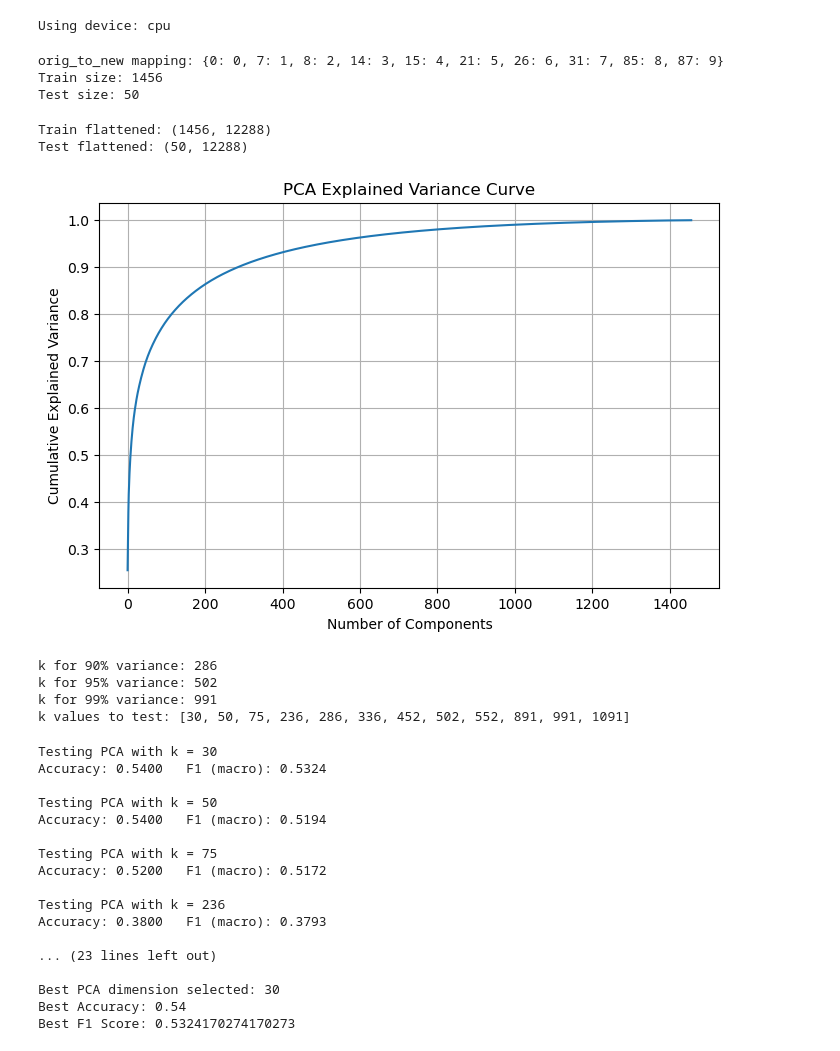
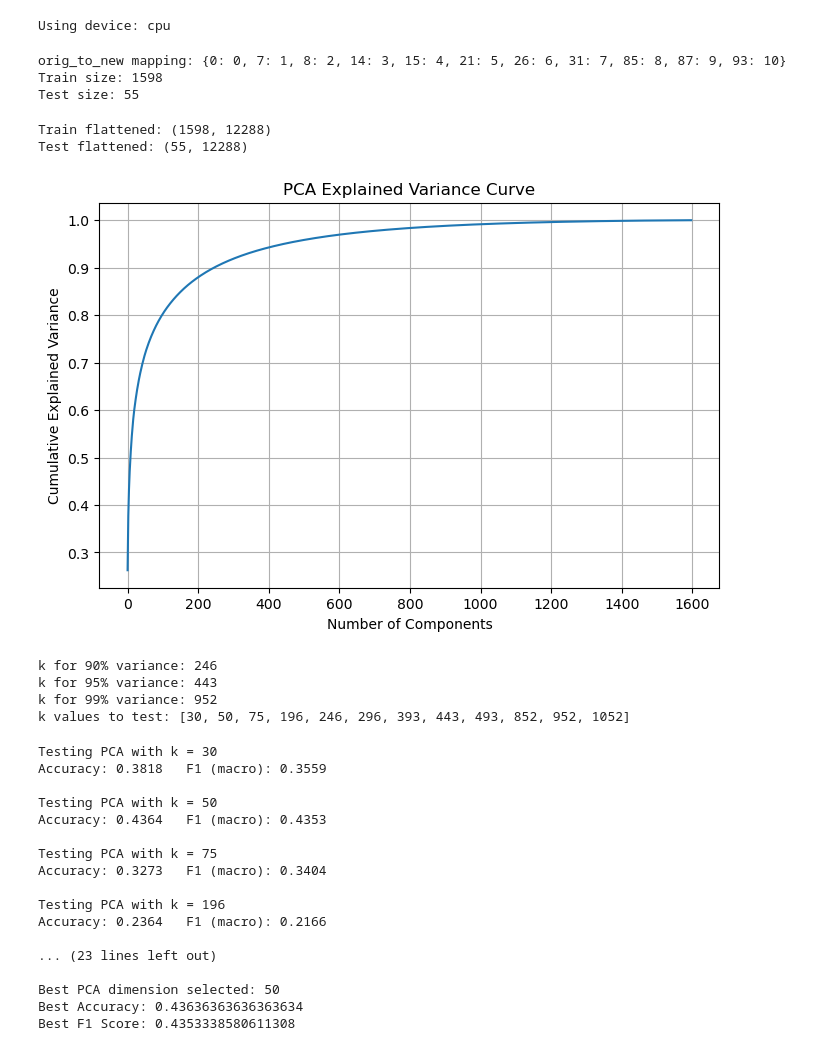
Before and after one commit to yunahc20/DATA231-FINAL, a Jupyter notebook: CNN.ipynb, the cells around one changed output. Drawn from its saved outputs; the diff is of its cells as text; code cells hidden in the pictures.

```diff
--- a/CNN.ipynb
+++ b/CNN.ipynb
@@ -35,8 +35,13 @@ Using device: cpu
 # %%
 data_dir = "./archive (1)"
 
+# Resizing all images to 64x64 and convert to tensor
 transform = transforms.Compose([
     transforms.Resize((64, 64)),
+    transforms.RandomHorizontalFlip(),
+    transforms.RandomRotation(15),
+    transforms.RandomResizedCrop(64, scale=(0.8, 1.0)),
+    transforms.ColorJitter(brightness=0.2, contrast=0.2),
     transforms.ToTensor()
 ])
 
@@ -54,18 +59,20 @@ selected_folders = [
     "football",
     "swimming",
     "tennis",
+    "volleyball"
 ]
 class_names = selected_folders
 num_classes = len(class_names)
 
-# Get the original label IDs for the 10 selected folders
 orig_ids = [train_full.class_to_idx[f] for f in selected_folders]
-orig_to_new = {orig: new for new, orig in enumerate(orig_ids)}  # map to 0..9
+
+# mapping original IDs new new IDs
+orig_to_new = {orig: new for new, orig in enumerate(orig_ids)}
 print("orig_to_new mapping:", orig_to_new)
 
-# Only keep samples whose original label is in our selected set
 selected_label_ids = set(orig_ids)
 
+# Keeping only samples whose label is in selected_folders
 train_indices = [
     i for i, (_, y) in enumerate(train_full.samples)
     if y in selected_label_ids
@@ -78,7 +85,7 @@ test_indices = [
 train_subset_raw = Subset(train_full, train_indices)
 test_subset_raw  = Subset(test_full,  test_indices)
 
-# Wrap subset so that labels are remapped from original IDs → 0..9
+# Dataset wrapper
 class RemappedSubset(Dataset):
     def __init__(self, subset, label_map):
         self.subset = subset
@@ -92,25 +99,26 @@ class RemappedSubset(Dataset):
         new_y = self.label_map[old_y]
         return img, new_y
 
+# Final datasets with remapped labels
 train_data = RemappedSubset(train_subset_raw, orig_to_new)
 test_data  = RemappedSubset(test_subset_raw,  orig_to_new)
 
-batch_size = 64
-train_loader = DataLoader(train_data, batch_size=batch_size, shuffle=True)
-test_loader  = DataLoader(test_data,  batch_size=batch_size, shuffle=False)
+# Dataloaders
+batch_size = 32
+train_loader = DataLoader(train_data, batch_size=batch_size, shuffle=True, num_workers=0)
+test_loader  = DataLoader(test_data,  batch_size=batch_size, shuffle=False, num_workers=0)
 
 print("Train size:", len(train_data))
 print("Test size:", len(test_data))
 # %% [output]
-orig_to_new mapping: {0: 0, 7: 1, 8: 2, 14: 3, 15: 4, 21: 5, 26: 6, 31: 7, 85: 8, 87: 9}
-Train size: 1456
-Test size: 50
+orig_to_new mapping: {0: 0, 7: 1, 8: 2, 14: 3, 15: 4, 21: 5, 26: 6, 31: 7, 85: 8, 87: 9, 93: 10}
+Train size: 1598
+Test size: 55
 # %%
 #flattening datasets
 def flatten_loader(loader):
     X_list, y_list = [], []
     for imgs, labels in loader:
-        # imgs: (B, C, H, W) → (B, D)
         b = imgs.shape[0]
         arr = imgs.numpy().reshape(b, -1)
         X_list.append(arr)
@@ -125,48 +133,49 @@ X_test,  y_test  = flatten_loader(test_loader)
 print("Train flattened:", X_train.shape)
 print("Test flattened:",  X_test.shape)
 # %% [output]
-Train flattened: (1456, 12288)
-Test flattened: (50, 12288)
+Train flattened: (1598, 12288)
+Test flattened: (55, 12288)
 # %%
 #pca
 pca_full = PCA().fit(X_train)
 explained_var = pca_full.explained_variance_ratio_
 cumvar = np.cumsum(explained_var)
 
+#plotting cumulative explained variance as more components are added
 plt.figure(figsize=(8, 5))
 plt.plot(cumvar)
 plt.xlabel("Number of Components")
 plt.ylabel("Cumulative Explained Variance")
 plt.title("PCA Explained Variance Curve")
 plt.grid(True)
 plt.show()
 
+#return the smallest k
 def find_k(threshold):
-    """Return the smallest k such that cumulative variance ≥ threshold."""
     return int(np.argmax(cumvar >= threshold) + 1)
 
+#finding how many components are required to explain 90%, 95%, and 99% variance
 k90 = find_k(0.90)
 k95 = find_k(0.95)
 k99 = find_k(0.99)
 print("k for 90% variance:", k90)
 print("k for 95% variance:", k95)
 print("k for 99% variance:", k99)
 
-# Candidate k's: some fixed + variance-based ones
 k_values = sorted(list({
     30, 50, 75,
     k90, k95, k99,
     max(5, k90 - 50), k90 + 50,
     max(5, k95 - 50), k95 + 50,
     max(5, k99 - 100), k99 + 100
 }))
 print("k values to test:", k_values)
 # %% [output]
-[figure, old version]
+[figure, new version]
-k for 90% variance: 286
-k for 95% variance: 502
-k for 99% variance: 991
-k values to test: [30, 50, 75, 236, 286, 336, 452, 502, 552, 891, 991, 1091]
+k for 90% variance: 246
+k for 95% variance: 443
+k for 99% variance: 952
+k values to test: [30, 50, 75, 196, 246, 296, 393, 443, 493, 852, 952, 1052]
 # %%
 #training logistic regression
 results_pca = {}
@@ -192,22 +201,22 @@ print("Best Accuracy:", results_pca[best_k]["acc"])
 print("Best F1 Score:", results_pca[best_k]["f1"])
 # %% [output]
 Testing PCA with k = 30
-Accuracy: 0.5400   F1 (macro): 0.5324
+Accuracy: 0.3818   F1 (macro): 0.3559
 
 Testing PCA with k = 50
-Accuracy: 0.5400   F1 (macro): 0.5194
+Accuracy: 0.4364   F1 (macro): 0.4353
 
 Testing PCA with k = 75
-Accuracy: 0.5200   F1 (macro): 0.5172
+Accuracy: 0.3273   F1 (macro): 0.3404
 
-Testing PCA with k = 236
-Accuracy: 0.3800   F1 (macro): 0.3793
+Testing PCA with k = 196
+Accuracy: 0.2364   F1 (macro): 0.2166
 
 ... (23 lines left out)
 
-Best PCA dimension selected: 30
-Best Accuracy: 0.54
-Best F1 Score: 0.5324170274170273
+Best PCA dimension selected: 50
+Best Accuracy: 0.43636363636363634
+Best F1 Score: 0.4353338580611308
 # %%
 #final pca + regression model
 print(f"\nTraining FINAL PCA model with k = {best_k}")
```
Also changed, not shown: parts of 15 cells of this notebook.
